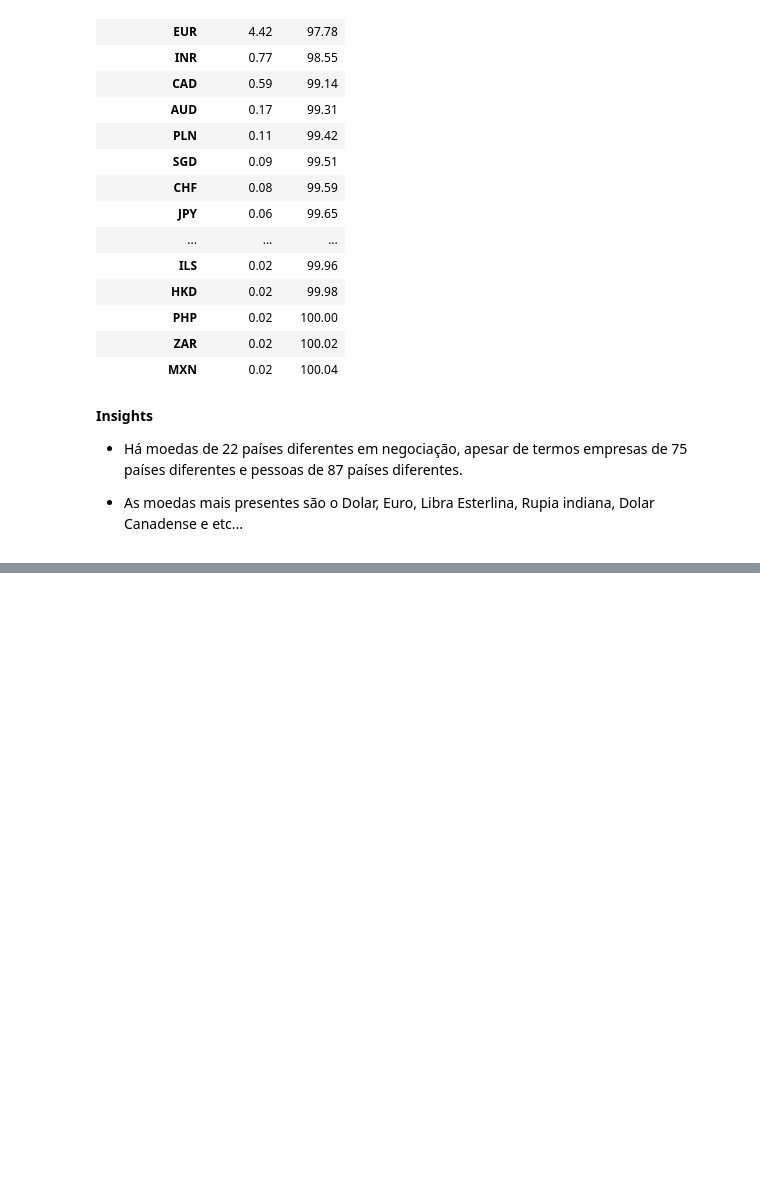
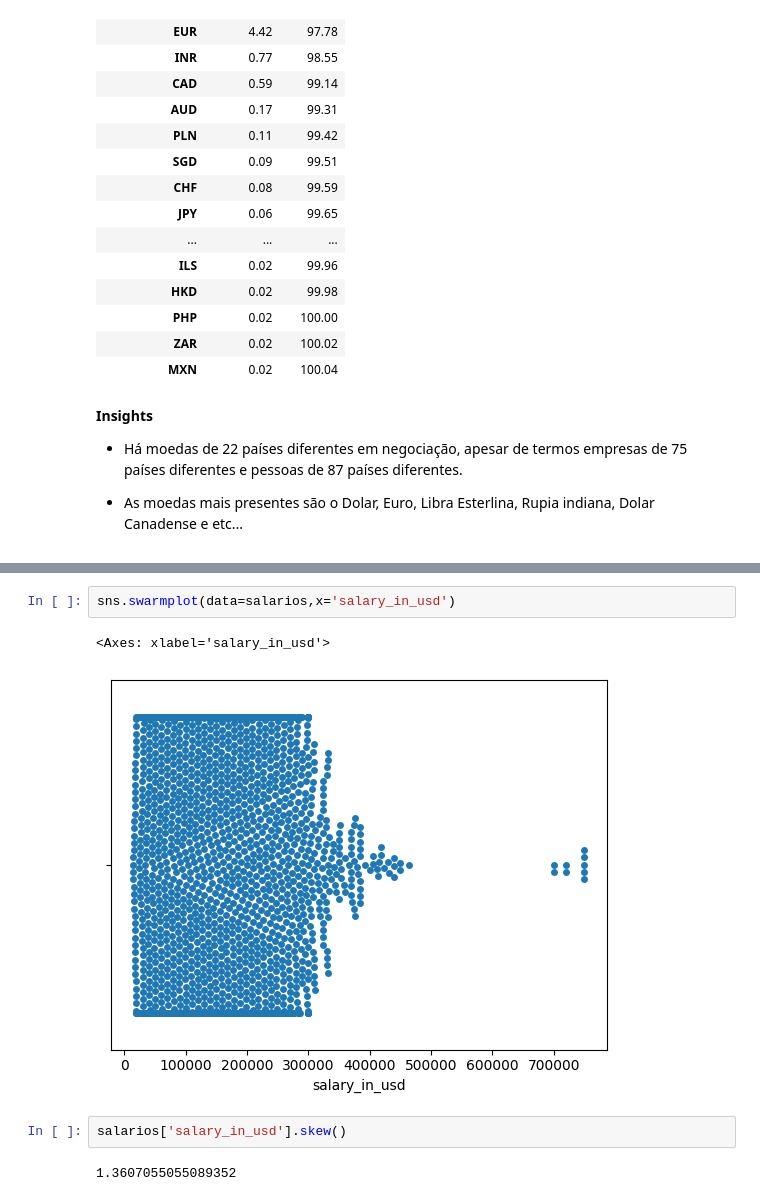
Before and after one commit to Alexandre-Esposte/dive-into-data-careers, a Jupyter notebook: notebook/data_careers_analysis.ipynb, the cells around one changed output, grey strips where cells are left out. Cells and saved outputs as stored; diff of their text form; blank space fills up the shorter version.

```diff
--- a/notebook/data_careers_analysis.ipynb
+++ b/notebook/data_careers_analysis.ipynb
@@ -561,0 +572,9 @@ aux
+# %%
+sns.swarmplot(data=salarios,x='salary_in_usd')
+# %% [output]
+<Axes: xlabel='salary_in_usd'>
+[figure, added]
+# %%
+salarios['salary_in_usd'].skew()
+# %% [output]
+1.3607055055089352
```
Also changed, not shown: parts of 9 cells of this notebook, 2 other files.
